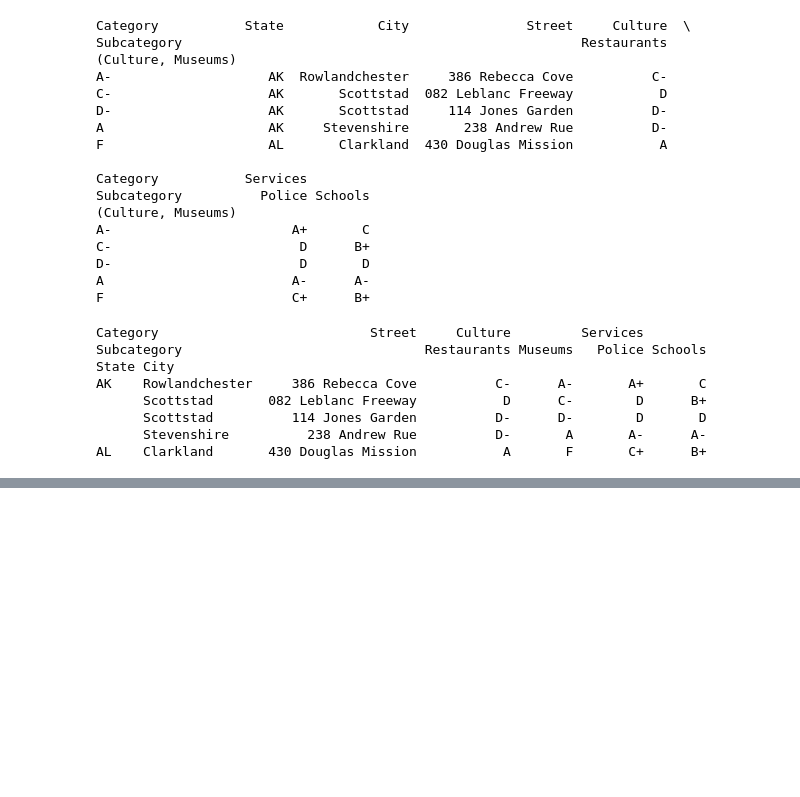
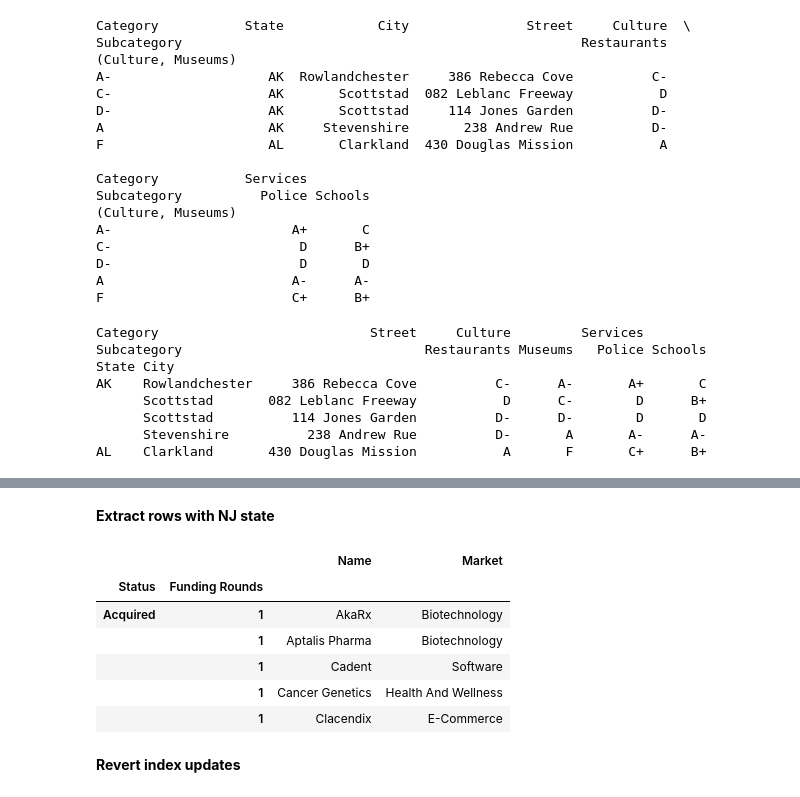
Before and after one commit to Kobzarko/PANDAS-IN-ACTION, a Jupyter notebook: Chapter 7 MultiIndex/chapter_7_multiindex.ipynb, the cells around one changed output, grey strips where cells are left out. Cells and saved outputs as stored; diff of their text form; code cells hidden in the pictures; blank space fills up the shorter version.

```diff
--- a/Chapter 7 MultiIndex/chapter_7_multiindex.ipynb
+++ b/Chapter 7 MultiIndex/chapter_7_multiindex.ipynb
@@ -831,0 +911,14 @@ AL    Clarkland       430 Douglas Mission           A       F       C+      B+
+# %% [markdown]
+**Extract rows with NJ state**
+# %%
+df_investments.xs(key = "NJ", level = 2).head()
+# %% [output]
+|  |  | Name | Market |
+| Status | Funding Rounds |  |  |
+| Acquired | 1 | AkaRx | Biotechnology |
+|  | 1 | Aptalis Pharma | Biotechnology |
+|  | 1 | Cadent | Software |
+|  | 1 | Cancer Genetics | Health And Wellness |
+|  | 1 | Clacendix | E-Commerce |
+# %% [markdown]
+**Revert index updates**
```
Also changed, not shown: parts of 17 cells of this notebook.
